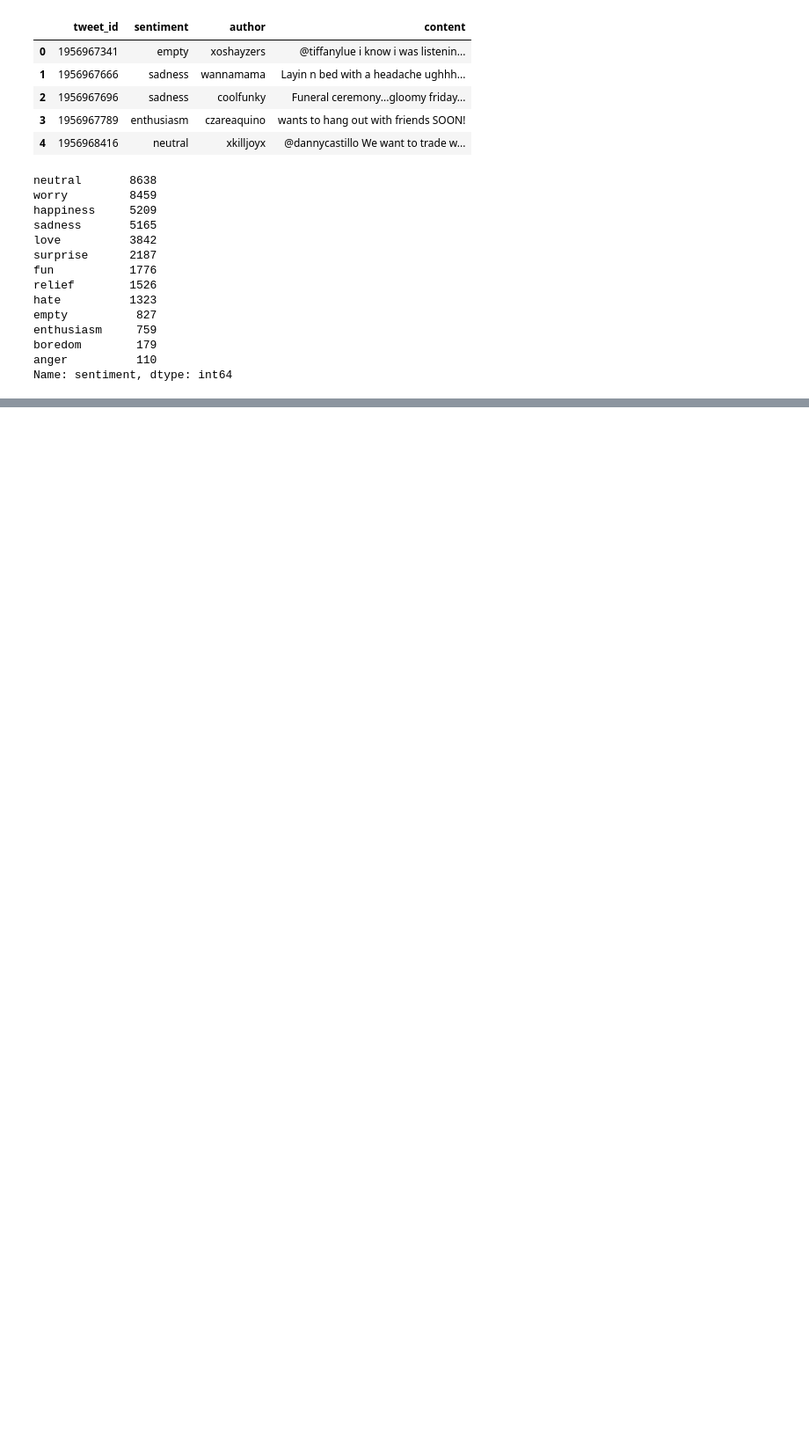
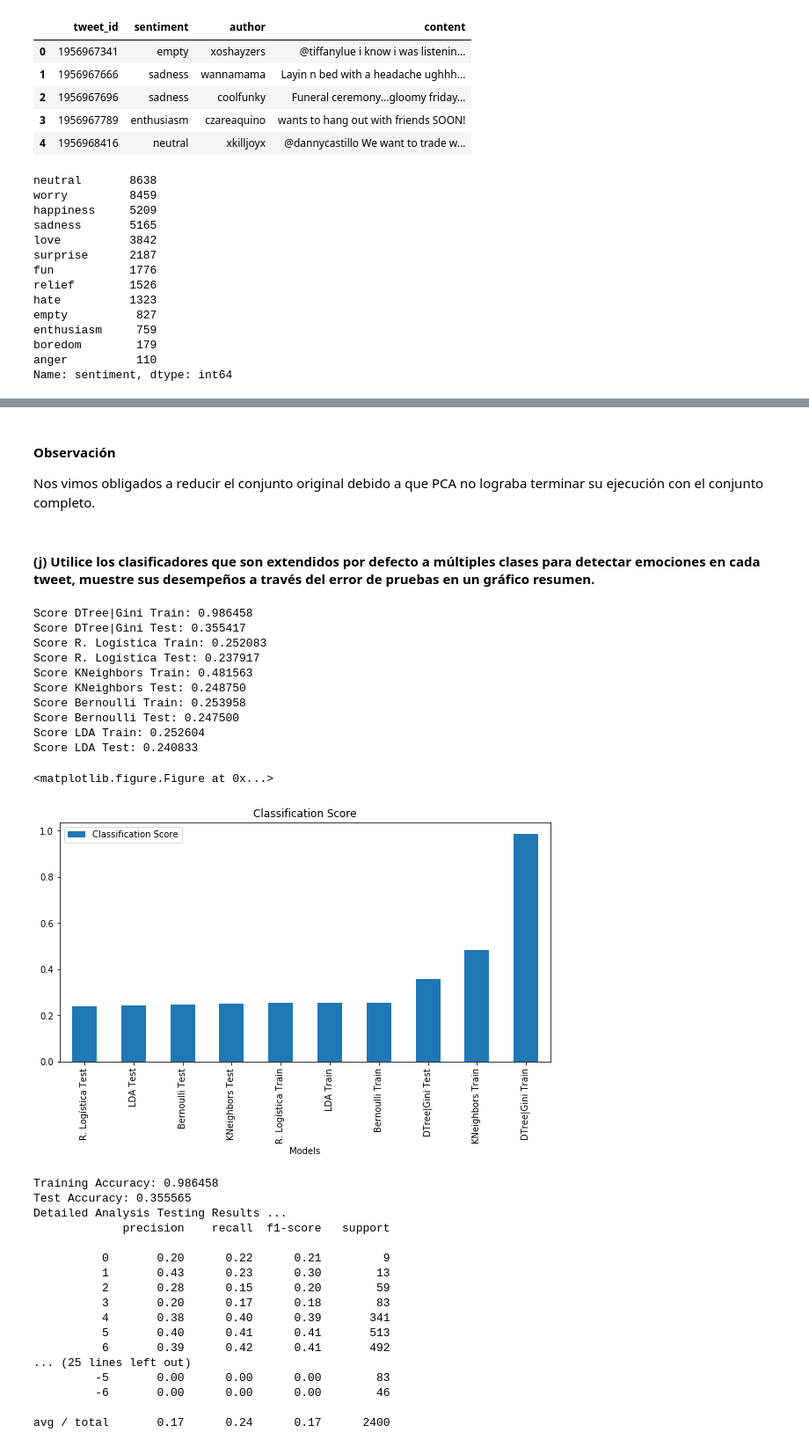
Before and after one commit to GMBarra/T2ML, a Jupyter notebook: T2ML/T2ML.ipynb, the cells around one changed output, grey strips where cells are left out. Shown at 88% size. Saved outputs shown, nothing was run; the diff lists cells and outputs as text; code cells hidden in the pictures; blank space fills up the shorter version.

```diff
--- a/T2ML/T2ML.ipynb
+++ b/T2ML/T2ML.ipynb
@@ -1996,0 +1619,11 @@ comportan en el caso binario ¿Siguen teniendo ese desempeño en múltiples clas
+# %%
+def score_the_model(model,x,y,xt,yt,target):
+    acc_tr = model.score(x,y)
+    acc_test = model.score(xt[:-1],yt[:-1])
+    print("Training Accuracy: %f"%(acc_tr))
+    print("Test Accuracy: %f"%(acc_test))
+    print("Detailed Analysis Testing Results ...")
+    print(classification_report(yt, model.predict(xt), target_names=target))
+# %%
+for label ,model in models_f.items():
+    score_the_model(model, X_train_binary_vec_pca, y_train_binary, X_test_binary_vec_pca, y_test_binary, ['+','-'])
@@ -1996,0 +1675,57 @@ comportan en el caso binario ¿Siguen teniendo ese desempeño en múltiples clas
+# %%
+df_i = pd.read_csv('./text_emotion.csv')
+df_i = df_i.sample(frac=0.3, replace=True).reset_index(drop=True)
+df_i['content'] = preprocess(df_i)
+mappingMc = {"neutral": 0, "happiness":  1, "love":  2, "surprise":  3, "fun":  4 , "relief": 5, "enthusiasm":  6, "worry": -1, "sadness": -2, "hate": -3, "empty": -4, "boredom": -5, "anger": -6}
+df_mc = df_i.replace({'sentiment': mappingMc})
+Xmc = df_mc['content'].values
+ymc = df_mc['sentiment'].values
+X_train_mc, X_test_mc, y_train_mc, y_test_mc = train_test_split(Xmc, ymc,test_size=0.20, random_state=42)
+frecuencia_terminosMC = TfidfVectorizer(lowercase=True)
+X_train_mc_vec = frecuencia_terminosMC.fit_transform(X_train_mc).toarray()
+X_test_mc_vec = frecuencia_terminosMC.transform(X_test_mc).toarray()
+pca_model = PCA(n_components=5)
+pca_model.fit(X_train_mc_vec)
+X_train_mc_vec_pca = pca_model.transform(X_train_mc_vec)
+X_test_mc_vec_pca = pca_model.transform(X_test_mc_vec)
+# %% [markdown]
+#### Observación
+
+Nos vimos obligados a reducir el conjunto original debido a que PCA no lograba terminar su ejecución con el conjunto completo.
+# %% [markdown]
+#### (j) Utilice los clasificadores que son extendidos por defecto a múltiples clases para detectar emociones en cada tweet, muestre sus desempeños a través del error de pruebas en un gráfico resumen.
+# %%
+models_mc = {"DTree|Gini":Tree(criterion='gini',splitter='best'), "R. Logística":LR(), "KNeighbors":KNeighborsClassifier(), "Bernoulli":BernoulliNB(), "LDA":LDA()}
+scores_mc = compare_models(models_mc, X_train_mc_vec_pca, X_test_mc_vec_pca, y_train_mc, y_test_mc)
+for label ,model in models_mc.items():
+    score_the_model(model, X_train_mc_vec_pca, y_train_mc, X_test_mc_vec_pca, y_test_mc, ["0","1", "2", "3", "4" , "5", "6", "-1", "-2", "-3", "-4", "-5", "-6"])
+# %% [output]
+Score DTree|Gini Train: 0.986458
+Score DTree|Gini Test: 0.355417
+Score R. Logística Train: 0.252083
+Score R. Logística Test: 0.237917
+Score KNeighbors Train: 0.481563
+Score KNeighbors Test: 0.248750
+Score Bernoulli Train: 0.253958
+Score Bernoulli Test: 0.247500
+Score LDA Train: 0.252604
+Score LDA Test: 0.240833
+<matplotlib.figure.Figure at 0x...>
+[figure, added]
+Training Accuracy: 0.986458
+Test Accuracy: 0.355565
+Detailed Analysis Testing Results ...
+             precision    recall  f1-score   support
+
+          0       0.20      0.22      0.21         9
+          1       0.43      0.23      0.30        13
+          2       0.28      0.15      0.20        59
+          3       0.20      0.17      0.18        83
+          4       0.38      0.40      0.39       341
+          5       0.40      0.41      0.41       513
+          6       0.39      0.42      0.41       492
+... (25 lines left out)
+         -5       0.00      0.00      0.00        83
+         -6       0.00      0.00      0.00        46
+
+avg / total       0.17      0.24      0.17      2400
```
Also changed, not shown: parts of 100 cells of this notebook, 3 other files.
